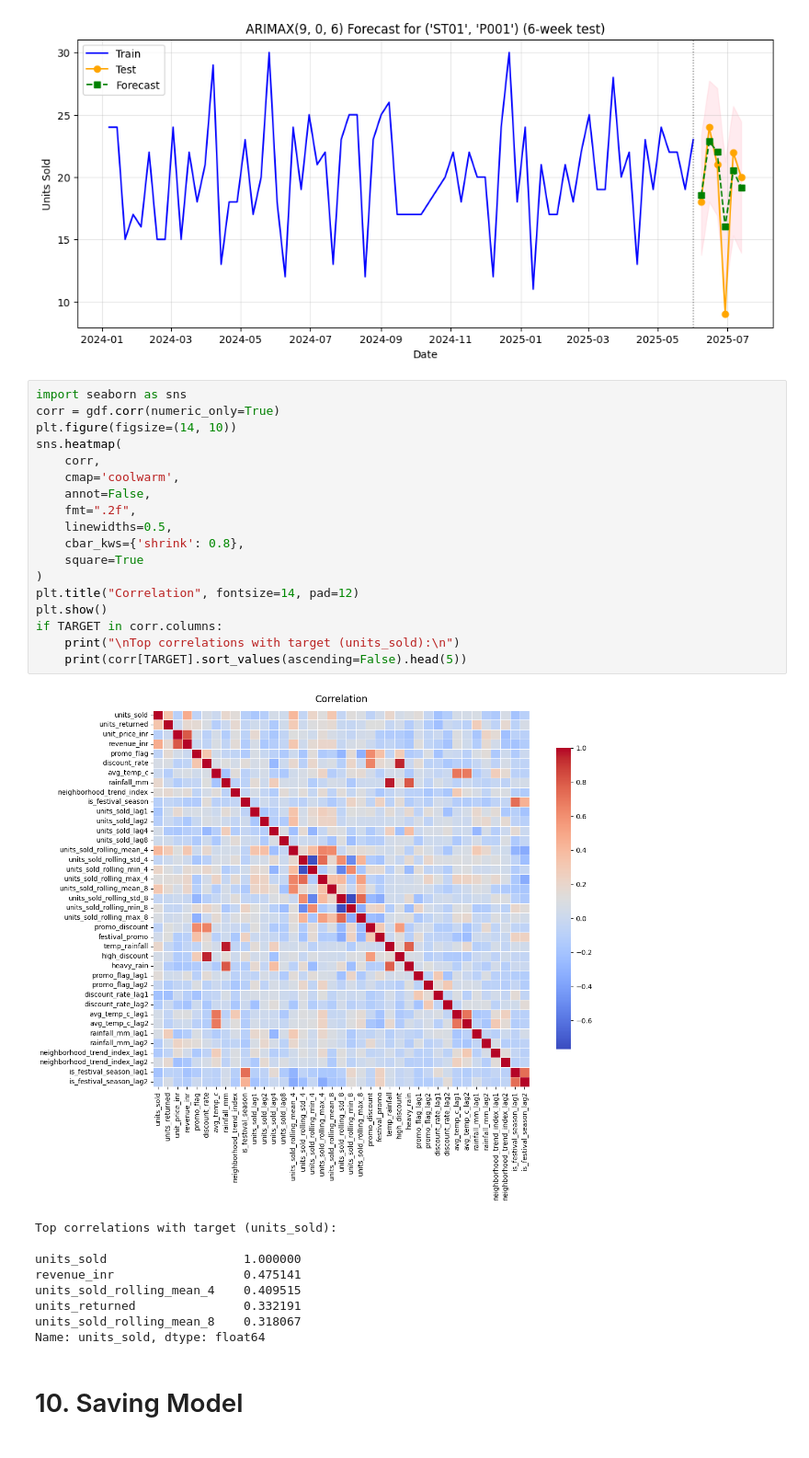
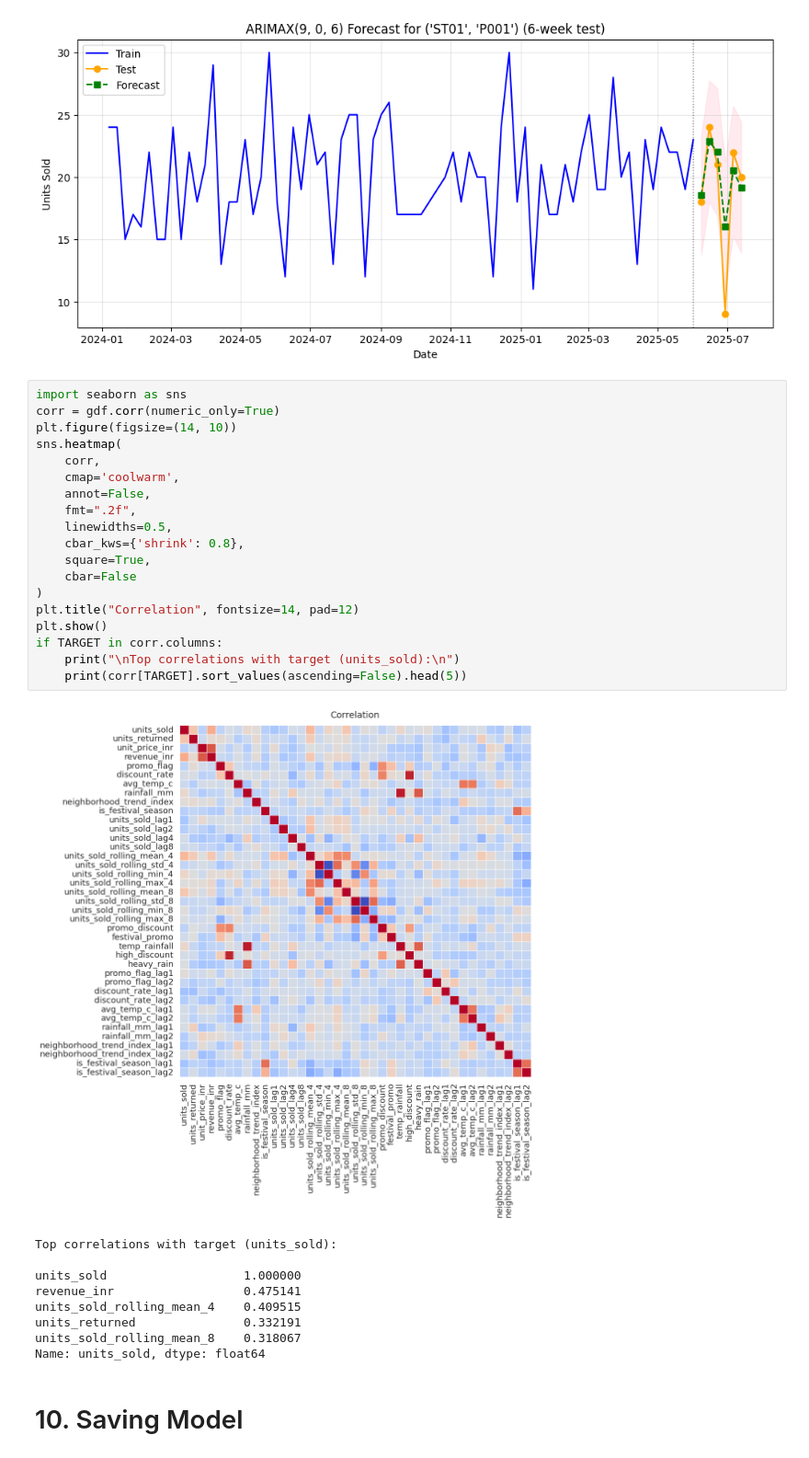
Before and after one commit to sanjaydinesh19/lstm-footwear-analysis, a Jupyter notebook: ARIMAX_Pipeline.ipynb, the cells around one changed output. Shown at 92% size. Cells and saved outputs as stored; diff of their text form.

```diff
--- a/ARIMAX_Pipeline.ipynb
+++ b/ARIMAX_Pipeline.ipynb
@@ -390,23 +442,24 @@ plt.xlabel("Date"); plt.ylabel("Units Sold"); plt.grid(alpha=0.3); plt.show()
 # %%
 import seaborn as sns
 corr = gdf.corr(numeric_only=True)
 plt.figure(figsize=(14, 10))
 sns.heatmap(
     corr,
     cmap='coolwarm',
     annot=False,
     fmt=".2f",
     linewidths=0.5,
     cbar_kws={'shrink': 0.8},
-    square=True
+    square=True,
+    cbar=False
 )
 plt.title("Correlation", fontsize=14, pad=12)
 plt.show()
 if TARGET in corr.columns:
     print("\nTop correlations with target (units_sold):\n")
     print(corr[TARGET].sort_values(ascending=False).head(5))
 # %% [output]
-[figure, old version]
+[figure, new version]
 Top correlations with target (units_sold):
 
 units_sold                   1.000000
```
Also changed, not shown: parts of 2 cells of this notebook.
